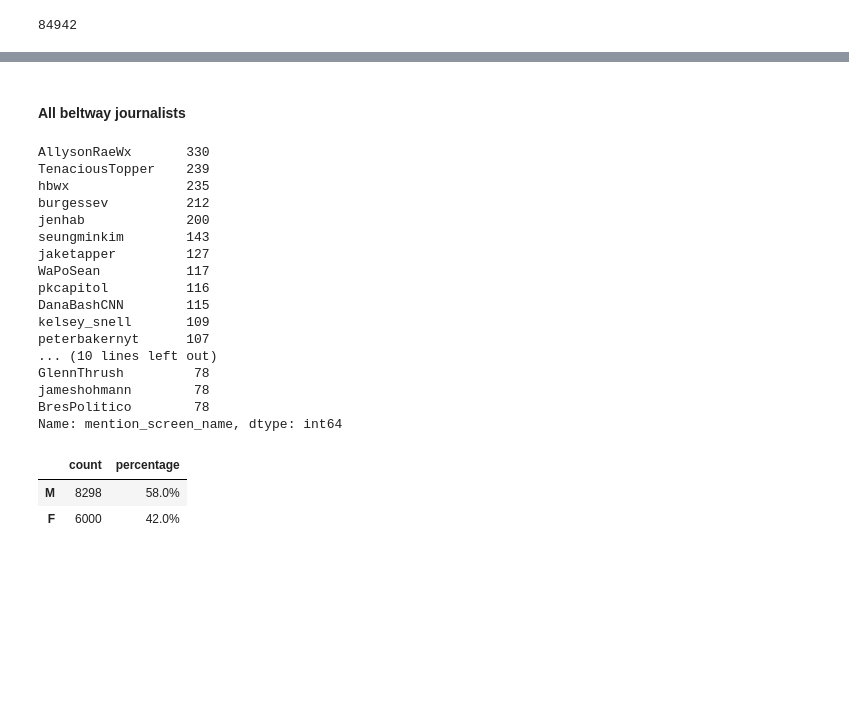
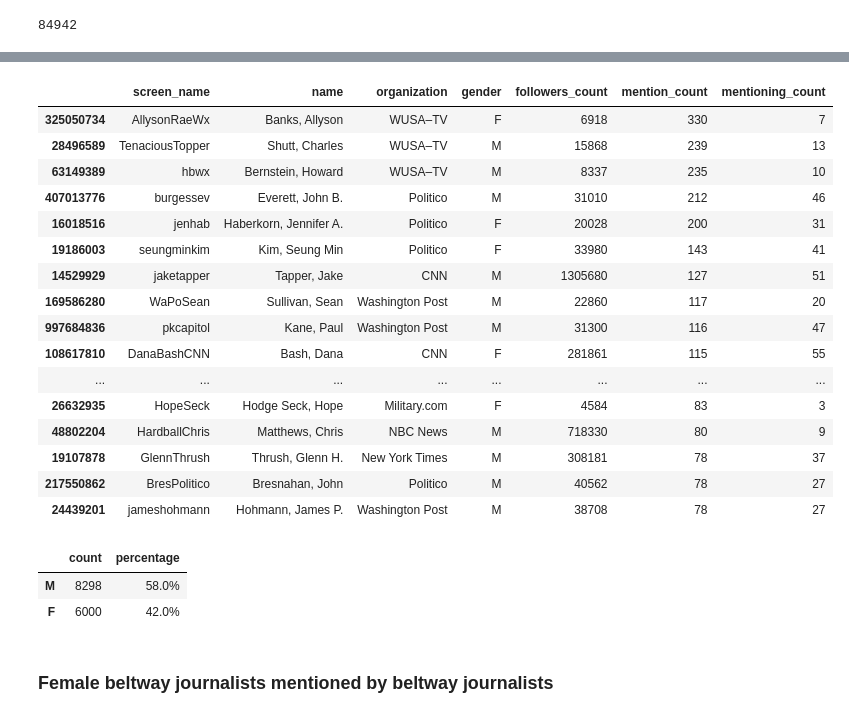
Before and after one commit to justinlittman/beltway_reporters, a Jupyter notebook: jupyter/Gender dynamics.ipynb, the cells around one changed output, grey strips where cells are left out. Cells and saved outputs as stored; diff of their text form; code cells hidden in the pictures; blank space fills up the shorter version.

```diff
--- a/jupyter/Gender dynamics.ipynb
+++ b/jupyter/Gender dynamics.ipynb
@@ -406,0 +435,21 @@ That is, who is mentioned not who is mentioning.
+# %%
+# Gender of beltway journalists mentioned by beltway journalists
+def journalist_mention_gender_summary(mention_df):
+    return pd.DataFrame({'count': mention_df.mention_gender.value_counts(),
+                  'percentage': mention_df.mention_gender.value_counts(normalize=True).mul(100).round(1).astype(str) + '%'})
+
+# Mention of beltway journalists by beltway journalists
+def journalist_mention_summary(mention_df):
+    # Mention count
+    mention_count_df = pd.DataFrame(mention_df.mention_user_id.value_counts().rename('mention_count'))
+
+    # Mentioning users. That is, the number of unique users mentioning each user.
+    mention_user_id_per_user_df = mention_df[['mention_user_id', 'user_id']].drop_duplicates()
+    mentioning_user_count_df = pd.DataFrame(mention_user_id_per_user_df.groupby('mention_user_id').size(), columns=['mentioning_count'])
+    mentioning_user_count_df.index.name = 'user_id'
+
+    # Join with user summary
+    return user_summary_df.join([mention_count_df, mentioning_user_count_df], how="inner").sort_values(['mention_count', 'mentioning_count'], ascending=False)
+
+# Fields for displaying journalist mention summaries
+journalist_mention_summary_fields = ['screen_name', 'name', 'organization', 'gender', 'followers_count', 'mention_count', 'mentioning_count']
@@ -455,30 +524,30 @@ journalists_mention_df.head()
+# %%
+journalists_mention_summary_df = journalist_mention_summary(journalists_mention_df)
+journalists_mention_summary_df.to_csv('output/journalists_mentioned_by_journalists.csv')
+journalists_mention_summary_df[journalist_mention_summary_fields].head(25)
+# %% [output]
+|  | screen_name | name | organization | gender | followers_count | mention_count | mentioning_count |
+| 325050734 | AllysonRaeWx | Banks, Allyson | WUSA–TV | F | 6918 | 330 | 7 |
+| 28496589 | TenaciousTopper | Shutt, Charles | WUSA–TV | M | 15868 | 239 | 13 |
+| 63149389 | hbwx | Bernstein, Howard | WUSA–TV | M | 8337 | 235 | 10 |
+| 407013776 | burgessev | Everett, John B. | Politico | M | 31010 | 212 | 46 |
+| 16018516 | jenhab | Haberkorn, Jennifer A. | Politico | F | 20028 | 200 | 31 |
+| 19186003 | seungminkim | Kim, Seung Min | Politico | F | 33980 | 143 | 41 |
+| 14529929 | jaketapper | Tapper, Jake | CNN | M | 1305680 | 127 | 51 |
+| 169586280 | WaPoSean | Sullivan, Sean | Washington Post | M | 22860 | 117 | 20 |
+| 997684836 | pkcapitol | Kane, Paul | Washington Post | M | 31300 | 116 | 47 |
+| 108617810 | DanaBashCNN | Bash, Dana | CNN | F | 281861 | 115 | 55 |
+| ... | ... | ... | ... | ... | ... | ... | ... |
+| 26632935 | HopeSeck | Hodge Seck, Hope | Military.com | F | 4584 | 83 | 3 |
+| 48802204 | HardballChris | Matthews, Chris | NBC News | M | 718330 | 80 | 9 |
+| 19107878 | GlennThrush | Thrush, Glenn H. | New York Times | M | 308181 | 78 | 37 |
+| 217550862 | BresPolitico | Bresnahan, John | Politico | M | 40562 | 78 | 27 |
+| 24439201 | jameshohmann | Hohmann, James P. | Washington Post | M | 38708 | 78 | 27 |
+# %%
+journalist_mention_gender_summary(journalists_mention_df)
+# %% [output]
+|  | count | percentage |
+| M | 8298 | 58.0% |
+| F | 6000 | 42.0% |
 # %% [markdown]
-#### All beltway journalists
+### Female beltway journalists mentioned by beltway journalists
-# %%
-all_journalists_mentioned_df = journalists_mention_df.mention_screen_name.value_counts()
-all_journalists_mentioned_df.to_csv('output/all_journalists_mentioned.csv')
-all_journalists_mentioned_df.head(25)
-# %% [output]
-AllysonRaeWx       330
-TenaciousTopper    239
-hbwx               235
-burgessev          212
-jenhab             200
-seungminkim        143
-jaketapper         127
-WaPoSean           117
-pkcapitol          116
-DanaBashCNN        115
-kelsey_snell       109
-peterbakernyt      107
-... (10 lines left out)
-GlennThrush         78
-jameshohmann        78
-BresPolitico        78
-Name: mention_screen_name, dtype: int64
-# %%
-pd.DataFrame({'count':journalists_mention_df.gender.value_counts(), 'percentage':journalists_mention_df.gender.value_counts(normalize=True).mul(100).round(1).astype(str) + '%'})
-# %% [output]
-|  | count | percentage |
-| M | 8298 | 58.0% |
-| F | 6000 | 42.0% |
```
Also changed, not shown: parts of 29 cells of this notebook, 11 other files.
